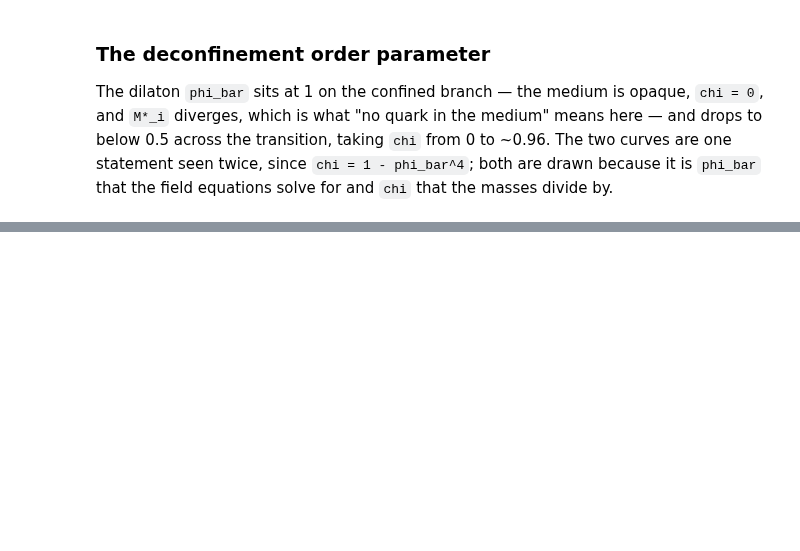
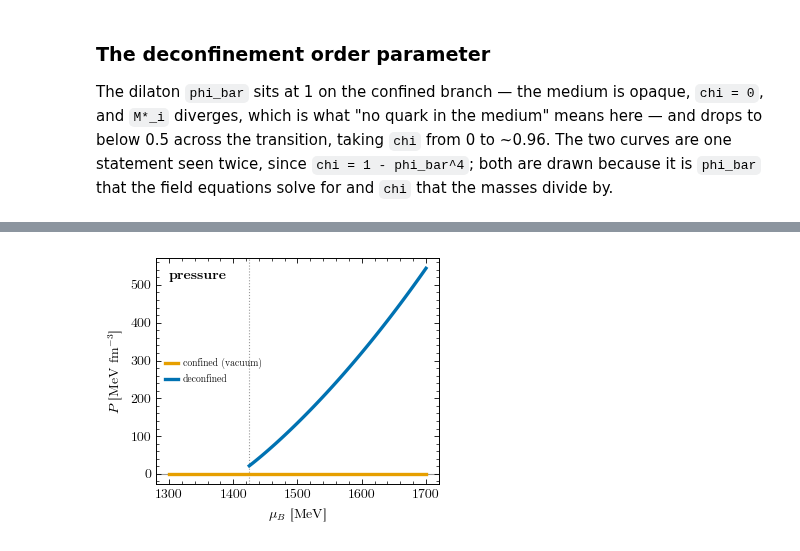
Before and after one commit to guerrinimirco/eos, a Jupyter notebook: notebooks/quark_timing.ipynb, the cells around one changed output, grey strips where cells are left out. Saved outputs shown, nothing was run; the diff lists cells and outputs as text; code cells hidden in the pictures; blank space fills up the shorter version.

```diff
--- a/notebooks/quark_timing.ipynb
+++ b/notebooks/quark_timing.ipynb
@@ -133,3 +218,29 @@ for name, module in MODELS.items():
+# %%
+PAIRED_N_B = {"njl": np.linspace(1.3, 1.6, 4), "ccdm": np.linspace(1.4, 1.7, 4)}
+SIMPLE_CSC = ("unpaired", "2SC", "CFL")
+
+print(f"=== csc=True, beta_eq_neutrinoless, T = {T} MeV, backend='fast' ===")
+for name, module in BACKEND_MODELS.items():
+    par = module.Parameters.named(PARAMETER_SET[name])
+    species = module.SpeciesFlags(**SPECIES, csc=True)
+    axes = {"nB": PAIRED_N_B[name], "T": np.array([T])}
+
+    timing = {}
+    for label, restriction in (("full", None), ("restricted", SIMPLE_CSC)):
+        kwargs = {} if restriction is None else {"patterns": restriction}
+        module.eos_table(par, "beta_eq_neutrinoless", species, axes,
+                         backend="fast", **kwargs)       # warm up, not timed
+        start = time.perf_counter()
+        table = module.eos_table(par, "beta_eq_neutrinoless", species, axes,
+                                 backend="fast", **kwargs)
+        timing[label] = time.perf_counter() - start
+        n_solved = len(ROWS_FROM_RESULT[name](table))
+
+    n_pts = max(n_solved, 1)
+    print(f"  [{name:5s}] full enumeration {1e3 * timing['full'] / n_pts:9.1f}"
+          f" ms/pt   ('unpaired','2SC','CFL') "
+          f"{1e3 * timing['restricted'] / n_pts:9.1f} ms/pt   "
+          f"{timing['full'] / timing['restricted']:5.2f}x")
 # %% [markdown]
 ### From rows to arrays
 
@@ -823,0 +1058,12 @@ plt.show()
+# %%
+fig, ax = transition_axes(LABELS["P"])
+for branch, label, colour in (("confined", "confined (vacuum)", OKAB_CAT[1]),
+                              ("restored", "deconfined", OKAB_CAT[0])):
+    mu, P = branch_curve(branch, "P")
+    ax.plot(mu, P, color=colour, lw=2.4, label=label)
+ax.axhline(0.0, color="0.6", lw=0.8, zorder=0)
+ax.legend(loc="center left", fontsize="x-small")
+panel_label(ax, "pressure")
+plt.show()
+# %% [output]
+[figure, added]
```
Also changed, not shown: parts of 37 cells of this notebook, 16 other files.
